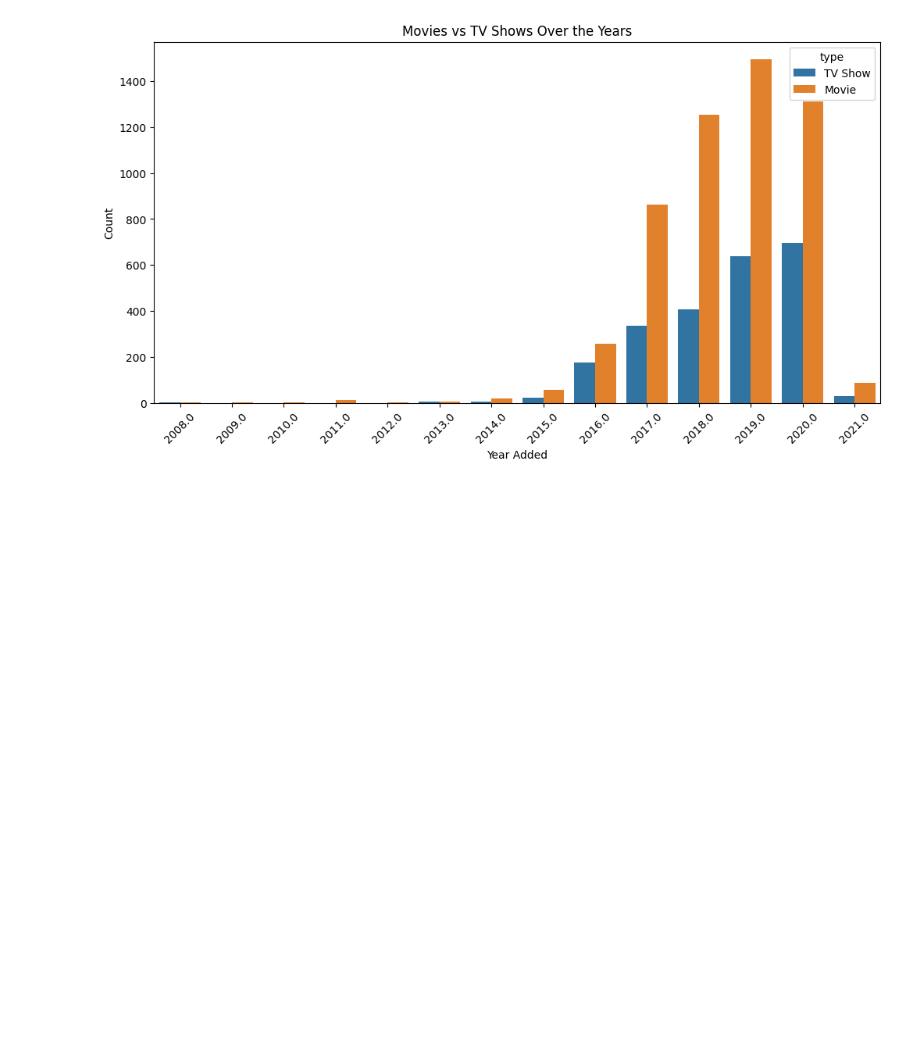
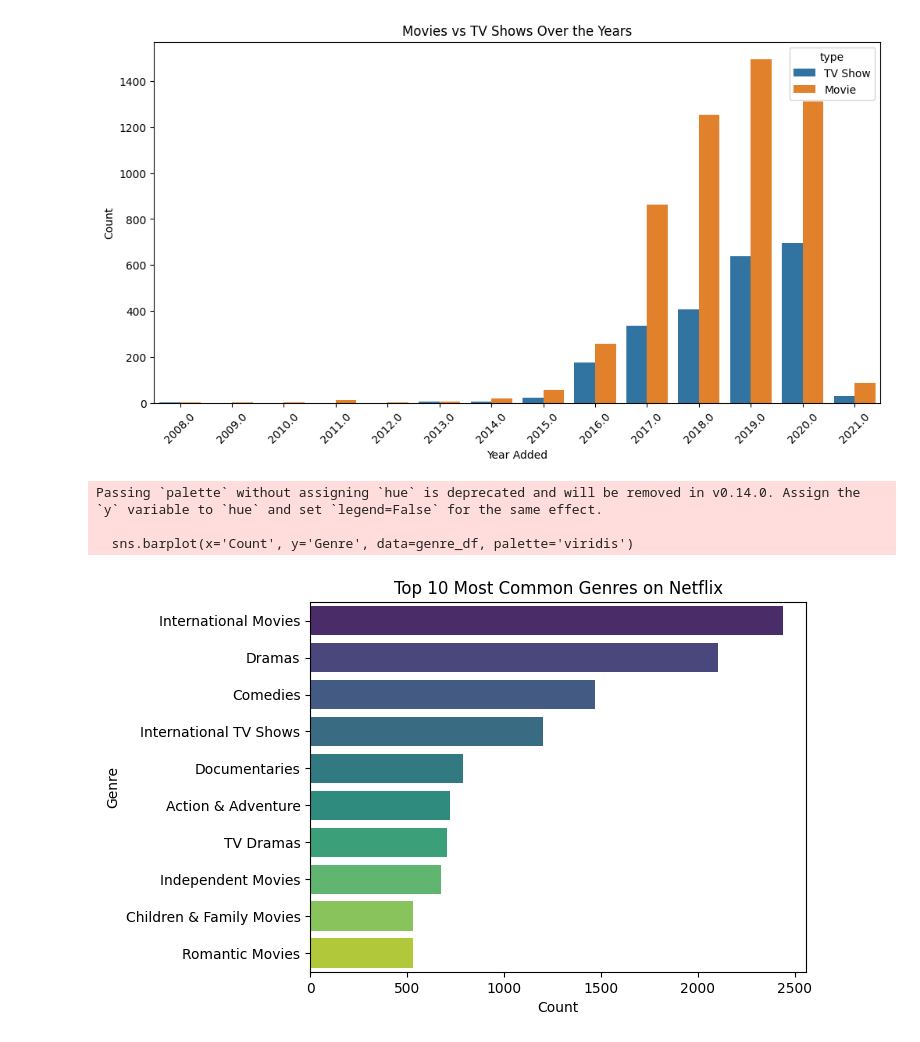
Before and after one commit to neha-dhananju/Netflix_project, a Jupyter notebook: notebooks/research.ipynb, the cells around one changed output. Drawn from its saved outputs; the diff is of its cells as text; code cells hidden in the pictures; blank space fills up the shorter version.

```diff
--- a/notebooks/research.ipynb
+++ b/notebooks/research.ipynb
@@ -268,3 +268,24 @@ plt.xticks(rotation=45)
 plt.show()
 # %% [output]
 [figure]
+# %%
+from collections import Counter
+
+# Break listed_in column (which contains multiple genres per title)
+genres = data['listed_in'].dropna().apply(lambda x: x.split(', '))
+all_genres = Counter([genre for sublist in genres for genre in sublist])
+
+# Convert to DataFrame
+genre_df = pd.DataFrame(all_genres.most_common(10), columns=['Genre', 'Count'])
+
+# Plot
+sns.barplot(x='Count', y='Genre', data=genre_df, palette='viridis')
+plt.title('Top 10 Most Common Genres on Netflix')
+plt.xlabel('Count')
+plt.ylabel('Genre')
+plt.show()
+# %% [output]
+Passing `palette` without assigning `hue` is deprecated and will be removed in v0.14.0. Assign the `y` variable to `hue` and set `legend=False` for the same effect.
+
+  sns.barplot(x='Count', y='Genre', data=genre_df, palette='viridis')
+[figure, added]
```
Also changed, not shown: parts of 3 cells of this notebook.
